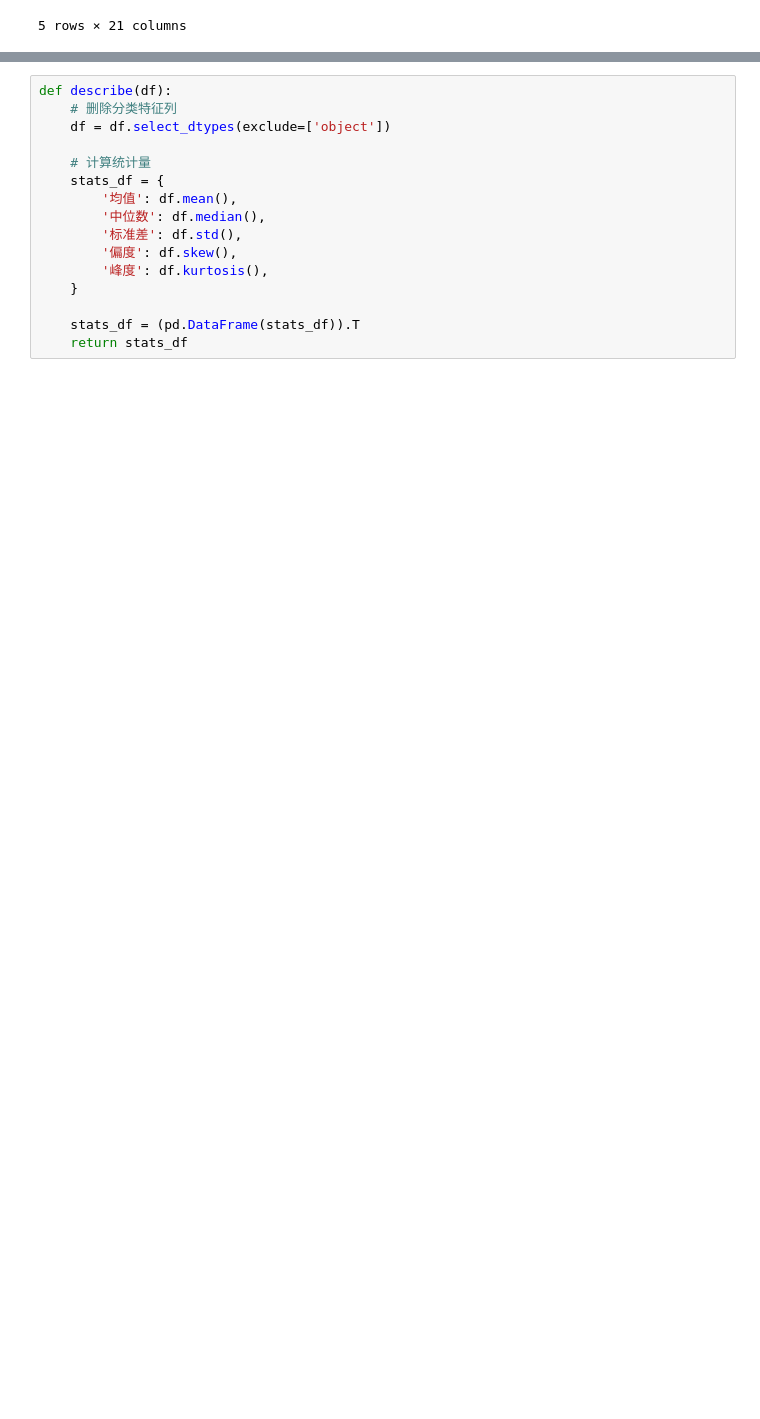
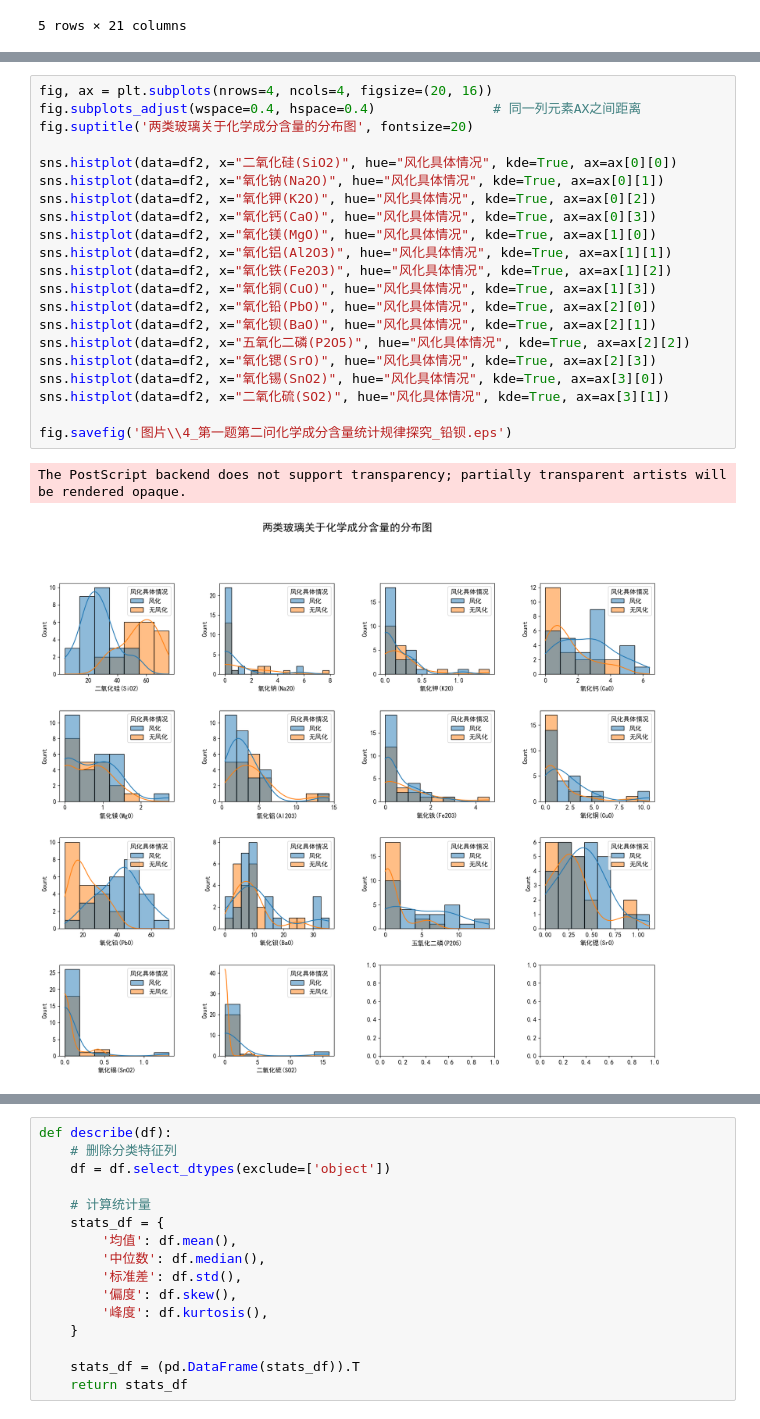
Before and after one commit to XingA02/CUMCM-2022C, a Jupyter notebook: 1_2_规律探究.ipynb, the cells around one changed output, grey strips where cells are left out. Saved outputs shown, nothing was run; the diff lists cells and outputs as text; blank space fills up the shorter version.

```diff
--- a/1_2_规律探究.ipynb
+++ b/1_2_规律探究.ipynb
@@ -49 +65,25 @@ The PostScript backend does not support transparency; partially transparent arti
+# %%
+fig, ax = plt.subplots(nrows=4, ncols=4, figsize=(20, 16))
+fig.subplots_adjust(wspace=0.4, hspace=0.4)               # 同一列元素AX之间距离
+fig.suptitle('两类玻璃关于化学成分含量的分布图', fontsize=20)
+
+sns.histplot(data=df2, x="二氧化硅(SiO2)", hue="风化具体情况", kde=True, ax=ax[0][0])
+sns.histplot(data=df2, x="氧化钠(Na2O)", hue="风化具体情况", kde=True, ax=ax[0][1])
+sns.histplot(data=df2, x="氧化钾(K2O)", hue="风化具体情况", kde=True, ax=ax[0][2])
+sns.histplot(data=df2, x="氧化钙(CaO)", hue="风化具体情况", kde=True, ax=ax[0][3])
+sns.histplot(data=df2, x="氧化镁(MgO)", hue="风化具体情况", kde=True, ax=ax[1][0])
+sns.histplot(data=df2, x="氧化铝(Al2O3)", hue="风化具体情况", kde=True, ax=ax[1][1])
+sns.histplot(data=df2, x="氧化铁(Fe2O3)", hue="风化具体情况", kde=True, ax=ax[1][2])
+sns.histplot(data=df2, x="氧化铜(CuO)", hue="风化具体情况", kde=True, ax=ax[1][3])
+sns.histplot(data=df2, x="氧化铅(PbO)", hue="风化具体情况", kde=True, ax=ax[2][0])
+sns.histplot(data=df2, x="氧化钡(BaO)", hue="风化具体情况", kde=True, ax=ax[2][1])
+sns.histplot(data=df2, x="五氧化二磷(P2O5)", hue="风化具体情况", kde=True, ax=ax[2][2])
+sns.histplot(data=df2, x="氧化锶(SrO)", hue="风化具体情况", kde=True, ax=ax[2][3])
+sns.histplot(data=df2, x="氧化锡(SnO2)", hue="风化具体情况", kde=True, ax=ax[3][0])
+sns.histplot(data=df2, x="二氧化硫(SO2)", hue="风化具体情况", kde=True, ax=ax[3][1])
+
+fig.savefig('图片\\4_第一题第二问化学成分含量统计规律探究_铅钡.eps')
+# %% [output]
+The PostScript backend does not support transparency; partially transparent artists will be rendered opaque.
+[figure, added]
 # %%
```
Also changed, not shown: parts of 11 cells of this notebook, 29 other files.
